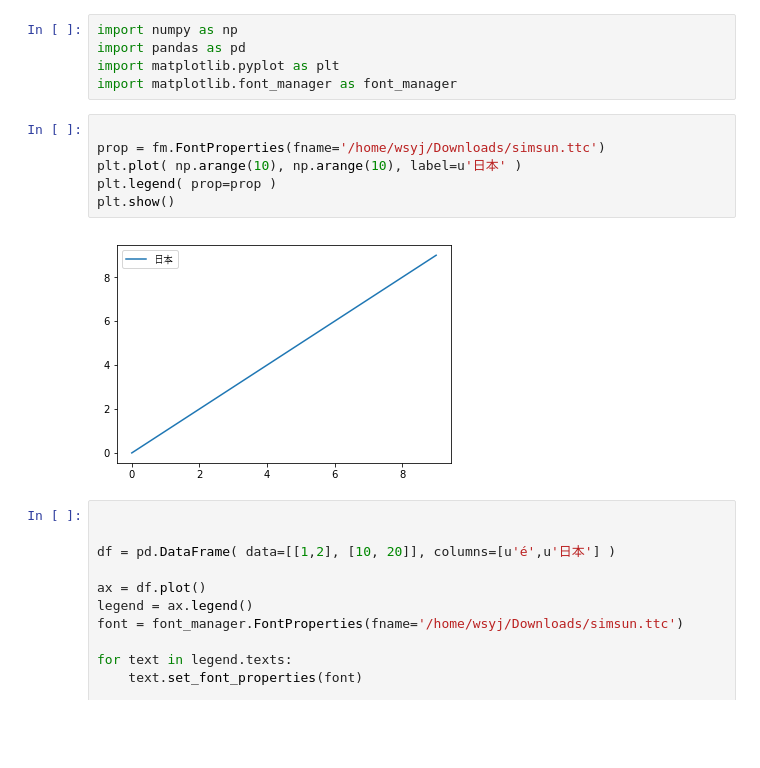
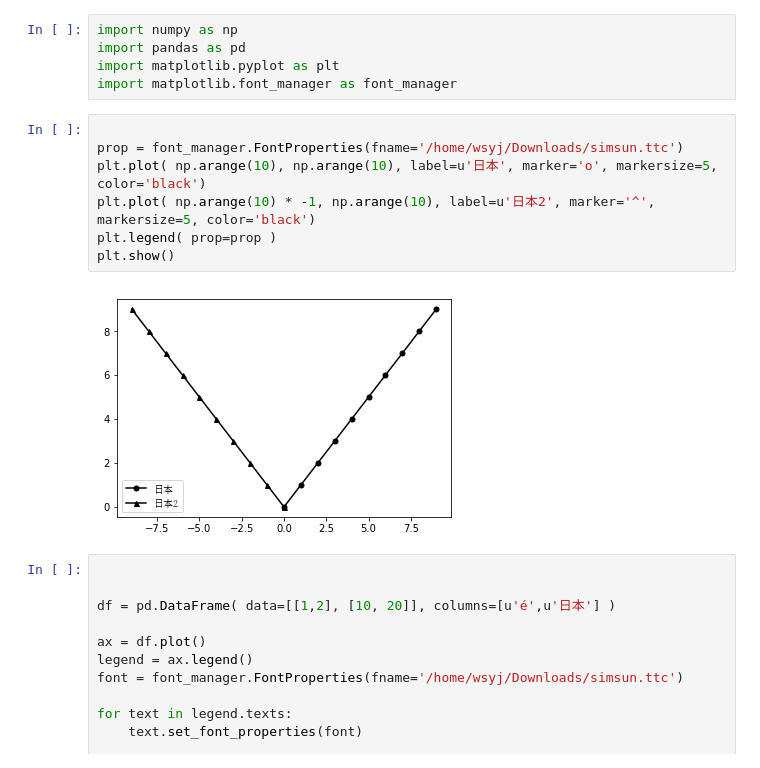
Before and after one commit to WoodExplorer/dissertation__recommendation_system__experiment, a Jupyter notebook: How to draw Chinese legend and Chinese axis title and many other things?.ipynb, the cells around one changed output. Drawn from its saved outputs; the diff is of its cells as text; blank space fills up the shorter version.

```diff
--- a/How to draw Chinese legend and Chinese axis title?.ipynb
+++ b/How to draw Chinese legend and Chinese axis title and many other things?.ipynb
@@ -17,12 +17,13 @@ import matplotlib.pyplot as plt
 import matplotlib.font_manager as font_manager
 # %%
 
-prop = fm.FontProperties(fname='/home/wsyj/Downloads/simsun.ttc')
-plt.plot( np.arange(10), np.arange(10), label=u'日本' )
+prop = font_manager.FontProperties(fname='/home/wsyj/Downloads/simsun.ttc')
+plt.plot( np.arange(10), np.arange(10), label=u'日本', marker='o', markersize=5, color='black')
+plt.plot( np.arange(10) * -1, np.arange(10), label=u'日本2', marker='^', markersize=5, color='black')
 plt.legend( prop=prop )
 plt.show()
 # %% [output]
-[figure, old version]
+[figure, new version]
 # %%
 
 
```
Also changed, not shown: parts of 7 cells of this notebook, 3 other files.
